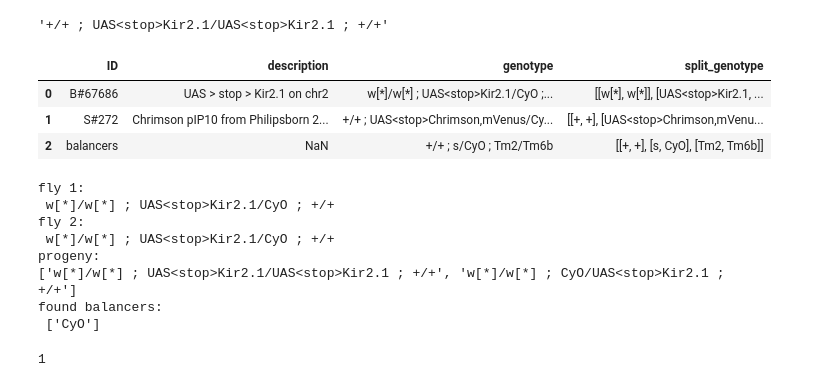
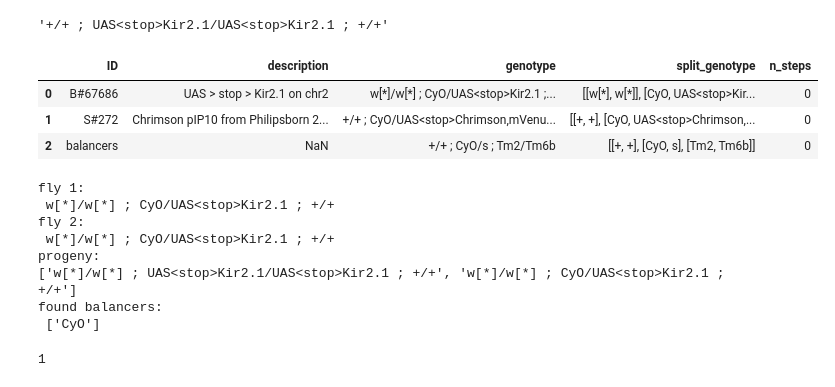
Before and after one commit to adpala/cross_helper, a Jupyter notebook: testing.ipynb, the cells around one changed output. Cells and saved outputs as stored; diff of their text form; code cells hidden in the pictures.

```diff
--- a/testing.ipynb
+++ b/testing.ipynb
@@ -13,9 +13,15 @@ def explicit_homozygous(genotype):
     return [chromosome*2 if len(chromosome)==1 else chromosome for chromosome in genotype]
 
 def simplify_homozygous(genotype):
+    '''takes any genotype, and writes any homozygous chromosome into single allele notation (i.e. CyO/S ; H; + )'''
     return [[chromosome[0]] if chromosome[0]==chromosome[1] else chromosome for chromosome in genotype]
 
+def sort_alleles(genotype):
+    '''takes genotype, and sorts alleles in alphabetical order'''
+    return [sorted(x) for x in genotype]
+
 def str_to_chromosomes(genotype_str):
+    '''takes genotype in string form, and returns it in a list of chromosomes, each as a list of alleles.'''
     # string genotype with ;; notation into chromosomes list
     # also will add + for wildtype, assume chr2 if not written, and duplicate allele if only one is written
     genotype = [chr.strip() for chr in genotype_str.split(';')]
@@ -27,12 +33,16 @@ def str_to_chromosomes(genotype_str):
     return genotype
 
 def chromosomes_to_string(chromosome_list):
+    '''takes list of chromosomes. and returns genotype in string form'''
     return ' ; '.join(['/'.join(chromosome) for chromosome in chromosome_list])
 
 def fix_genotype_notation(genotype):
-    return chromosomes_to_string(str_to_chromosomes(genotype))
+    '''takes any genotype in string form, and applies expected conventions such as sorting, spacing, homozygous writing style, implicit wildtype, etc...'''
+    return chromosomes_to_string(sort_alleles(str_to_chromosomes(genotype)))
 
 def get_unique_progeny_chromosome_pool(fly1, fly2):
+    '''permutate all possible progeny from two parents'''
+    #TODO: rewrite function to use sort_alleles() function
     progeny_chromosome_pool_list = []
     for ichr in range(3):
         all_sorted_alleles = [tuple(sorted(x)) for x in itertools.product(fly1[ichr],fly2[ichr])]
@@ -40,11 +50,13 @@ def get_unique_progeny_chromosome_pool(fly1, fly2):
         progeny_chromosome_pool_list.append(all_setted_alleles)
     return progeny_chromosome_pool_list
 
-def clean_lethals_from_pool(progeny_chromosome_pool, balancers_table):
+def clean_lethals_from_pool(progeny_chromosome_pool, balancers_table=None):
+    '''apply balancer logic to flies in the given pool, filtering for lethal combinations'''
+    #TODO: balancers_table is REQUIRED to be not None. Make function return pool as given if balancers table is not given.
     return [[alleles for alleles in chromosome_list if not ((alleles[0]==alleles[1]) and (alleles[0] in balancers_table.label.tolist()))] for chromosome_list in progeny_chromosome_pool]
 
 def get_progeny(fly1,fly2,balancers_table=None):
-
+    '''take two parents and a table of balancers to consider, and returns progeny from their cross'''
     if type(fly1) == str:
         fly1=str_to_chromosomes(fly1)
     if type(fly2) == str:
@@ -56,13 +68,19 @@ def get_progeny(fly1,fly2,balancers_table=None):
     progeny_genotypes = [chromosomes_to_string(chromosome_list) for chromosome_list in possible_progeny]
     return progeny_genotypes
 
-def cross_one_step(stock_pool, balancers_table):
+def cross_one_step(stock_pool, balancers_table=None):
+    '''take a pool of lines and a table of balancers, and returns all non-lethal progeny from one-step crosses'''
     all_progeny = []
     for fly1, fly2 in itertools.combinations_with_replacement(stock_pool,2):
         progeny_genotypes = get_progeny(fly1=fly1,fly2=fly2,balancers_table=balancers_table)
         all_progeny.extend(progeny_genotypes)
 
     return list(set(all_progeny))
+
+def remove_longer_duplicates(fly_pool):
+    ''' removes any duplicated genotype with n_steps > min(n_steps)'''
+    #TODO: Wont work if you want to keep multiple paths of same length to same goal, which will be useful when considering best-viable crosses, or least-conditions crosses.
+    return fly_pool.sort_values('n_steps').groupby('genotype').apply(pd.DataFrame.head, n=1).reset_index(drop=True)
 # %%
 # set goal genotype, and fix notation
 # goal_genotype = '+/+ ; UAS<stop>Kir2.1/UAS<stop>Kir2.1 ; VT40556-Gal4, fru-FLP/VT40556-Gal4, fru-FLP'
@@ -74,16 +92,17 @@ goal_genotype
 # %%
 # load stock and balancers tables, and fix notation
 fly_stock_table = pd.read_excel('simple_crosses_table.xlsx')
 balancers_table = pd.read_excel('balancers_table.xlsx')
 for gen in fly_stock_table.genotype:
     fly_stock_table.loc[fly_stock_table.genotype == gen,'genotype'] = fix_genotype_notation(gen)
 fly_stock_table['split_genotype'] = [str_to_chromosomes(genotype) for genotype in fly_stock_table.genotype]
+fly_stock_table['n_steps'] = 0
 fly_stock_table
 # %% [output]
-|  | ID | description | genotype | split_genotype |
-| 0 | B#67686 | UAS > stop > Kir2.1 on chr2 | w[*]/w[*] ; UAS<stop>Kir2.1/CyO ;... | [[w[*], w[*]], [UAS<stop>Kir2.1, ... |
-| 1 | S#272 | Chrimson pIP10 from Philipsborn 2... | +/+ ; UAS<stop>Chrimson,mVenus/Cy... | [[+, +], [UAS<stop>Chrimson,mVenu... |
-| 2 | balancers | NaN | +/+ ; s/CyO ; Tm2/Tm6b | [[+, +], [s, CyO], [Tm2, Tm6b]] |
+|  | ID | description | genotype | split_genotype | n_steps |
+| 0 | B#67686 | UAS > stop > Kir2.1 on chr2 | w[*]/w[*] ; CyO/UAS<stop>Kir2.1 ;... | [[w[*], w[*]], [CyO, UAS<stop>Kir... | 0 |
+| 1 | S#272 | Chrimson pIP10 from Philipsborn 2... | +/+ ; CyO/UAS<stop>Chrimson,mVenu... | [[+, +], [CyO, UAS<stop>Chrimson,... | 0 |
+| 2 | balancers | NaN | +/+ ; CyO/s ; Tm2/Tm6b | [[+, +], [CyO, s], [Tm2, Tm6b]] | 0 |
 # %%
 # for fly1, fly2 in itertools.product(fly_stock_table.genotype,fly_stock_table.genotype):
 
@@ -104,9 +123,9 @@ found_balancers = [z for z in set([x for chromosomes in [fly1_chromosomes,fly2_c
 print('found balancers:\n',found_balancers)
 # %% [output]
 fly 1:
- w[*]/w[*] ; UAS<stop>Kir2.1/CyO ; +/+
+ w[*]/w[*] ; CyO/UAS<stop>Kir2.1 ; +/+
 fly 2:
- w[*]/w[*] ; UAS<stop>Kir2.1/CyO ; +/+
+ w[*]/w[*] ; CyO/UAS<stop>Kir2.1 ; +/+
 progeny:
 ['w[*]/w[*] ; UAS<stop>Kir2.1/UAS<stop>Kir2.1 ; +/+', 'w[*]/w[*] ; CyO/UAS<stop>Kir2.1 ; +/+']
 found balancers:
```
Also changed, not shown: parts of 2 cells of this notebook.
